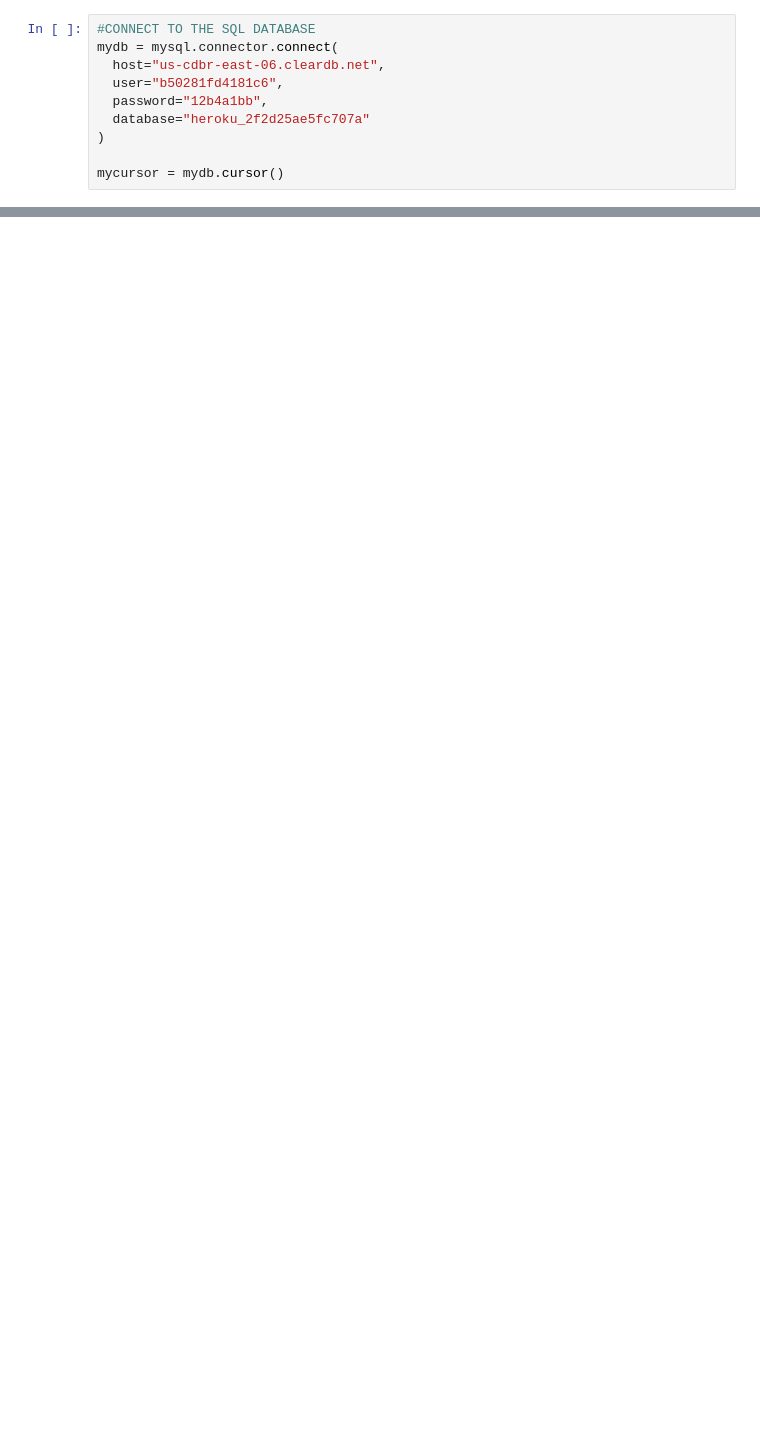
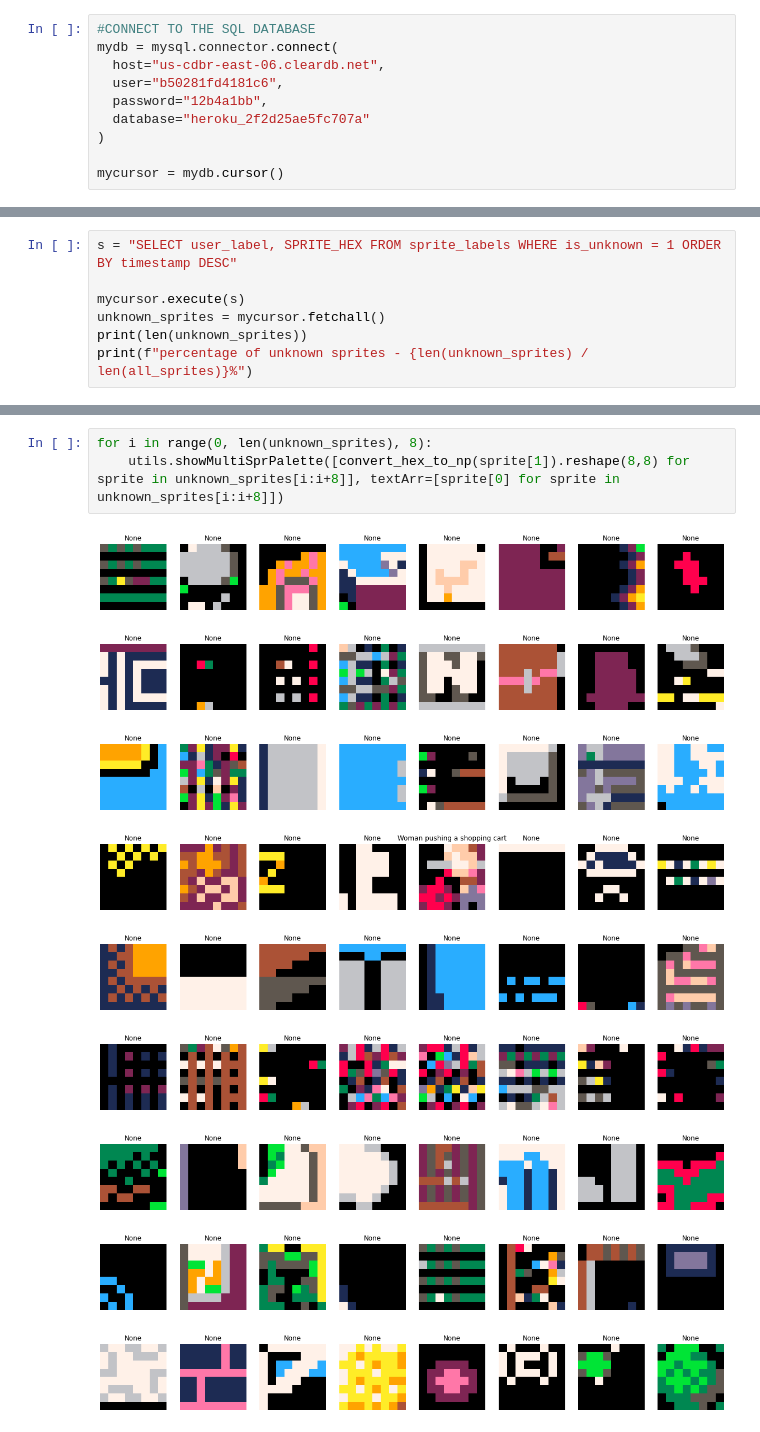
Before and after one commit to MasterMilkX/BMO_chatbot_prototype, a Jupyter notebook: Experimental_Notebooks/labelled_sprite_render.ipynb, the cells around one changed output, grey strips where cells are left out. Cells and saved outputs as stored; diff of their text form; blank space fills up the shorter version.

```diff
--- a/Experimental_Notebooks/labelled_sprite_render.ipynb
+++ b/Experimental_Notebooks/labelled_sprite_render.ipynb
@@ -28,0 +42,7 @@ print(len(labelled_sprites))
+# %%
+s = "SELECT user_label, SPRITE_HEX FROM sprite_labels WHERE is_unknown = 1 ORDER BY timestamp DESC"
+
+mycursor.execute(s)
+unknown_sprites = mycursor.fetchall()
+print(len(unknown_sprites))
+print(f"percentage of unknown sprites - {len(unknown_sprites) / len(all_sprites)}%")
@@ -63,0 +82,13 @@ purple plus
+# %%
+for i in range(0, len(unknown_sprites), 8):
+    utils.showMultiSprPalette([convert_hex_to_np(sprite[1]).reshape(8,8) for sprite in unknown_sprites[i:i+8]], textArr=[sprite[0] for sprite in unknown_sprites[i:i+8]])
+# %% [output]
+[figure, added]
+[figure, added]
+[figure, added]
+[figure, added]
+[figure, added]
+[figure, added]
+[figure, added]
+[figure, added]
+[figure, added]
```
Also changed, not shown: parts of 9 cells of this notebook, 1 other file.
